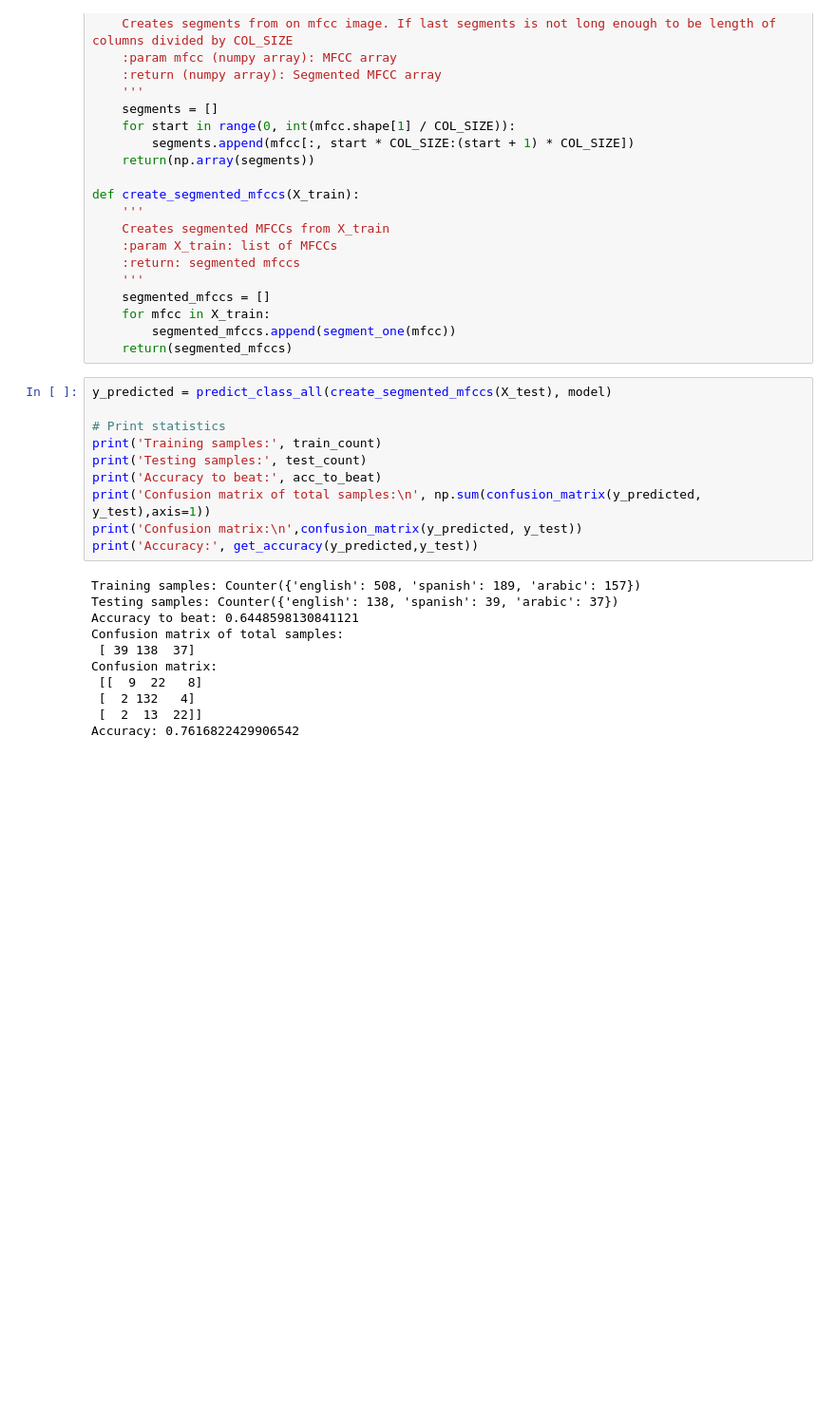
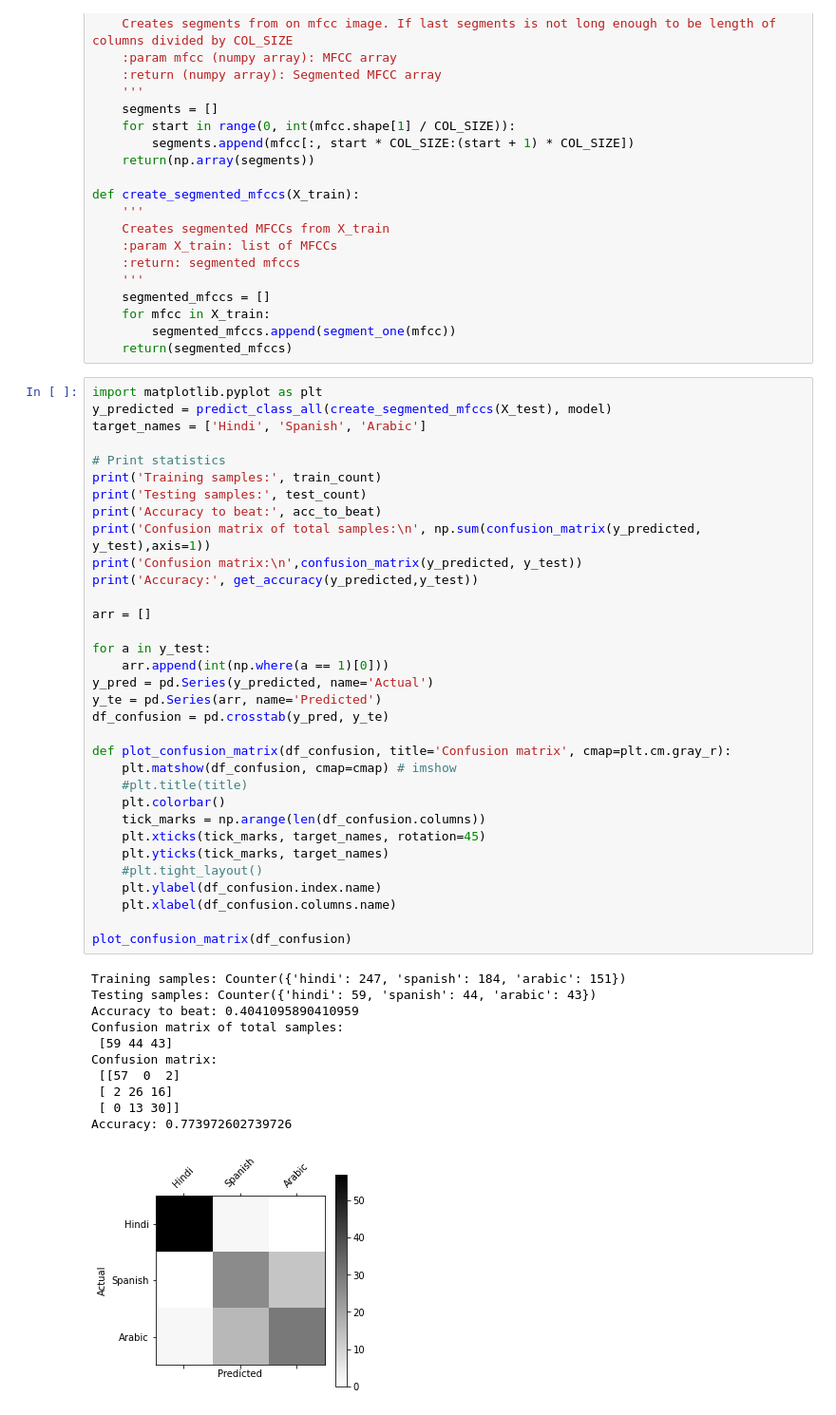
Before and after one commit to abhid2001/Accent-Classification, a Jupyter notebook: TestingModel.ipynb, the cells around one changed output. Shown at 95% size. Saved outputs shown, nothing was run; the diff lists cells and outputs as text; blank space fills up the shorter version.

```diff
--- a/TestingModel.ipynb
+++ b/TestingModel.ipynb
@@ -325,23 +444,47 @@ def create_segmented_mfccs(X_train):
         segmented_mfccs.append(segment_one(mfcc))
     return(segmented_mfccs)
 # %%
+import matplotlib.pyplot as plt
 y_predicted = predict_class_all(create_segmented_mfccs(X_test), model)
+target_names = ['Hindi', 'Spanish', 'Arabic']
 
 # Print statistics
 print('Training samples:', train_count)
 print('Testing samples:', test_count)
 print('Accuracy to beat:', acc_to_beat)
 print('Confusion matrix of total samples:\n', np.sum(confusion_matrix(y_predicted, y_test),axis=1))
 print('Confusion matrix:\n',confusion_matrix(y_predicted, y_test))
 print('Accuracy:', get_accuracy(y_predicted,y_test))
+
+arr = []
+
+for a in y_test:
+    arr.append(int(np.where(a == 1)[0]))
+y_pred = pd.Series(y_predicted, name='Actual')
+y_te = pd.Series(arr, name='Predicted')
+df_confusion = pd.crosstab(y_pred, y_te)
+
+def plot_confusion_matrix(df_confusion, title='Confusion matrix', cmap=plt.cm.gray_r):
+    plt.matshow(df_confusion, cmap=cmap) # imshow
+    #plt.title(title)
+    plt.colorbar()
+    tick_marks = np.arange(len(df_confusion.columns))
+    plt.xticks(tick_marks, target_names, rotation=45)
+    plt.yticks(tick_marks, target_names)
+    #plt.tight_layout()
+    plt.ylabel(df_confusion.index.name)
+    plt.xlabel(df_confusion.columns.name)
+
+plot_confusion_matrix(df_confusion)
 # %% [output]
-Training samples: Counter({'english': 508, 'spanish': 189, 'arabic': 157})
-Testing samples: Counter({'english': 138, 'spanish': 39, 'arabic': 37})
-Accuracy to beat: 0.6448598130841121
+Training samples: Counter({'hindi': 247, 'spanish': 184, 'arabic': 151})
+Testing samples: Counter({'hindi': 59, 'spanish': 44, 'arabic': 43})
+Accuracy to beat: 0.4041095890410959
 Confusion matrix of total samples:
- [ 39 138  37]
+ [59 44 43]
 Confusion matrix:
- [[  9  22   8]
- [  2 132   4]
- [  2  13  22]]
-Accuracy: 0.7616822429906542
+ [[57  0  2]
+ [ 2 26 16]
+ [ 0 13 30]]
+Accuracy: 0.773972602739726
+[figure, added]
```
Also changed, not shown: parts of 15 cells of this notebook, 10 other files.
